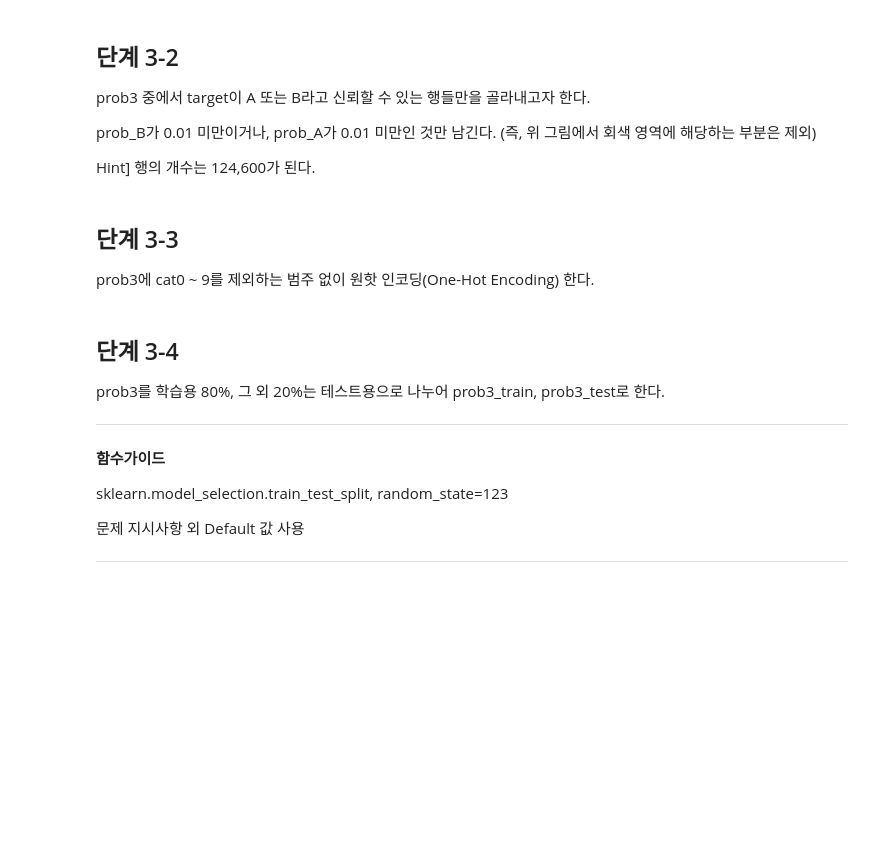
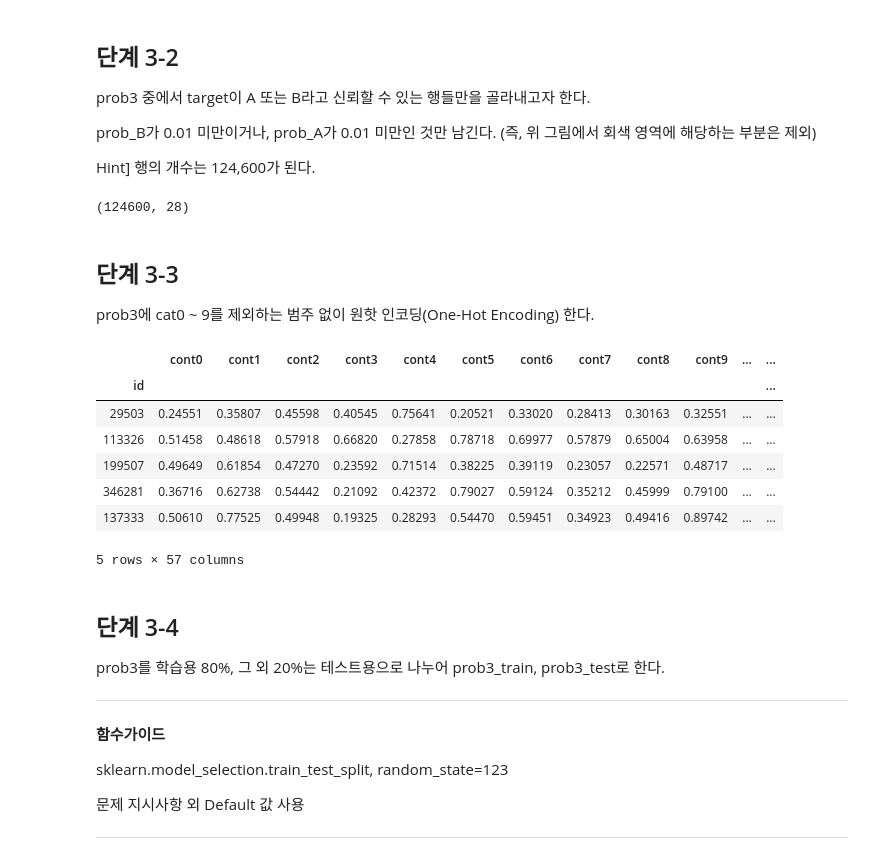
Before and after one commit to sunkusun9/DS_Lv3_2407, a Jupyter notebook: sec_ds_lv3_prob2_prob.ipynb, the cells around one changed output. Cells and saved outputs as stored; diff of their text form; code cells hidden in the pictures; blank space fills up the shorter version.

```diff
--- a/sec_ds_lv3_prob2_prob.ipynb
+++ b/sec_ds_lv3_prob2_prob.ipynb
@@ -790,3 +893,12 @@ scipy.stats 제공 기능 활용
 문제 지시사항 외 Default 값 사용
 
 ---
+# %%
+from scipy.stats import norm
+df_prob3 = df_basetable.assign(
+    # H0: target A, H1: target B
+    prob_A = 1 - norm.cdf(df_basetable['target'], loc=6.769, scale=0.616),  # mu = 6.769, std = 0.616
+    # H0: target B, H1: target A
+    prob_B = norm.cdf(df_basetable['target'], loc=8.123, scale=0.527) # mu = 8.123, std = 0.527
+)
+df_prob3.head()
@@ -798,10 +919,32 @@ prob3 중에서 target이 A 또는 B라고 신뢰할 수 있는 행들만을 골
 prob_B가 0.01 미만이거나, prob_A가 0.01 미만인 것만 남긴다. (즉, 위 그림에서 회색 영역에 해당하는 부분은 제외)
 
 Hint] 행의 개수는 124,600가 된다.
+# %%
+df_prob3 = df_prob3.query('prob_A < 0.01 or prob_B < 0.01')
+df_prob3.shape
+# %% [output]
+(124600, 28)
 # %% [markdown]
 ## 단계 3-3
 
 prob3에 cat0 ~ 9를 제외하는 범주 없이 원핫 인코딩(One-Hot Encoding) 한다.
+# %%
+dum_cols = df_basetable[cat_cols].apply(
+    lambda x: ['{}_{}'.format(x.name, i) for i in np.sort(x.unique())],
+    axis=0
+).explode().tolist()
+
+df_prob3 = pd.get_dummies(df_prob3, cat_cols)
+df_prob3.head()
+# %% [output]
+|  | cont0 | cont1 | cont2 | cont3 | cont4 | cont5 | cont6 | cont7 | cont8 | cont9 | ... | ... |
+| id |  |  |  |  |  |  |  |  |  |  |  | ... |
+| 29503 | 0.24551 | 0.35807 | 0.45598 | 0.40545 | 0.75641 | 0.20521 | 0.33020 | 0.28413 | 0.30163 | 0.32551 | ... | ... |
+| 113326 | 0.51458 | 0.48618 | 0.57918 | 0.66820 | 0.27858 | 0.78718 | 0.69977 | 0.57879 | 0.65004 | 0.63958 | ... | ... |
+| 199507 | 0.49649 | 0.61854 | 0.47270 | 0.23592 | 0.71514 | 0.38225 | 0.39119 | 0.23057 | 0.22571 | 0.48717 | ... | ... |
+| 346281 | 0.36716 | 0.62738 | 0.54442 | 0.21092 | 0.42372 | 0.79027 | 0.59124 | 0.35212 | 0.45999 | 0.79100 | ... | ... |
+| 137333 | 0.50610 | 0.77525 | 0.49948 | 0.19325 | 0.28293 | 0.54470 | 0.59451 | 0.34923 | 0.49416 | 0.89742 | ... | ... |
+5 rows × 57 columns
 # %% [markdown]
 ## 단계 3-4
 
```
Also changed, not shown: parts of 82 cells of this notebook.
